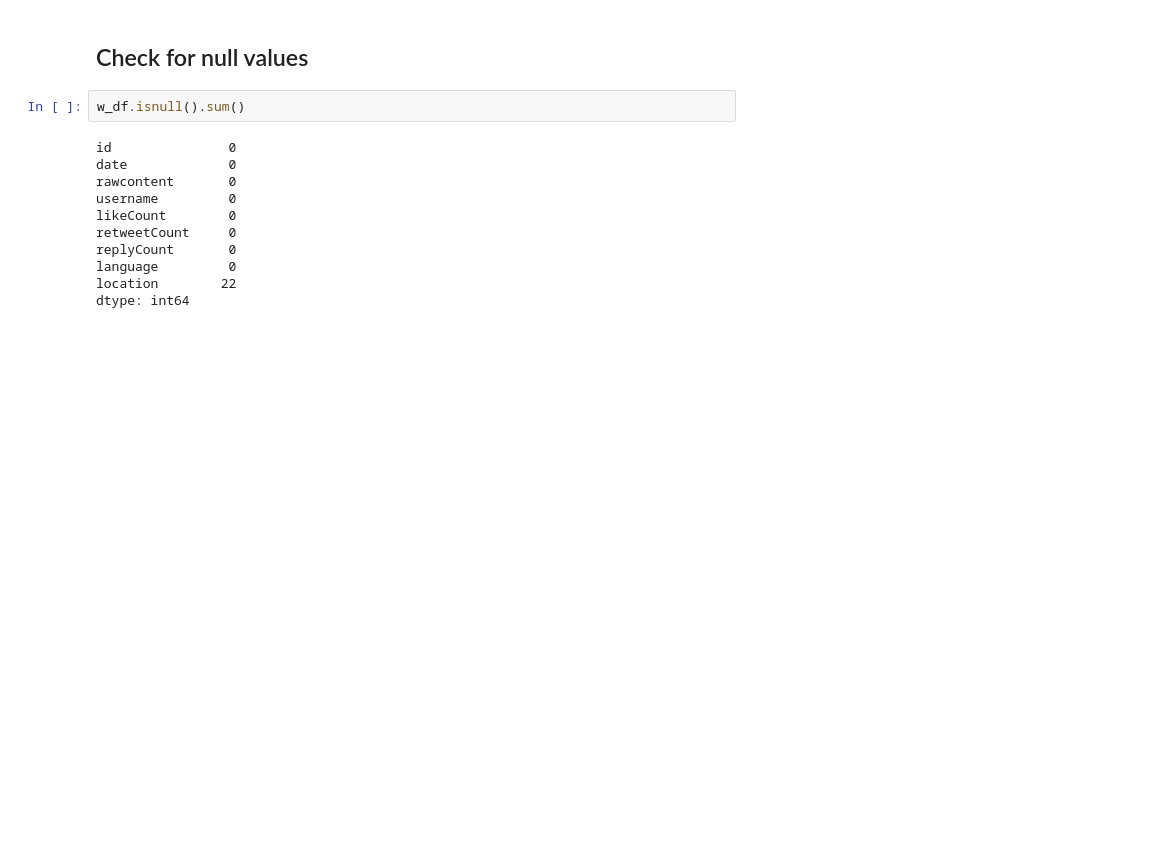
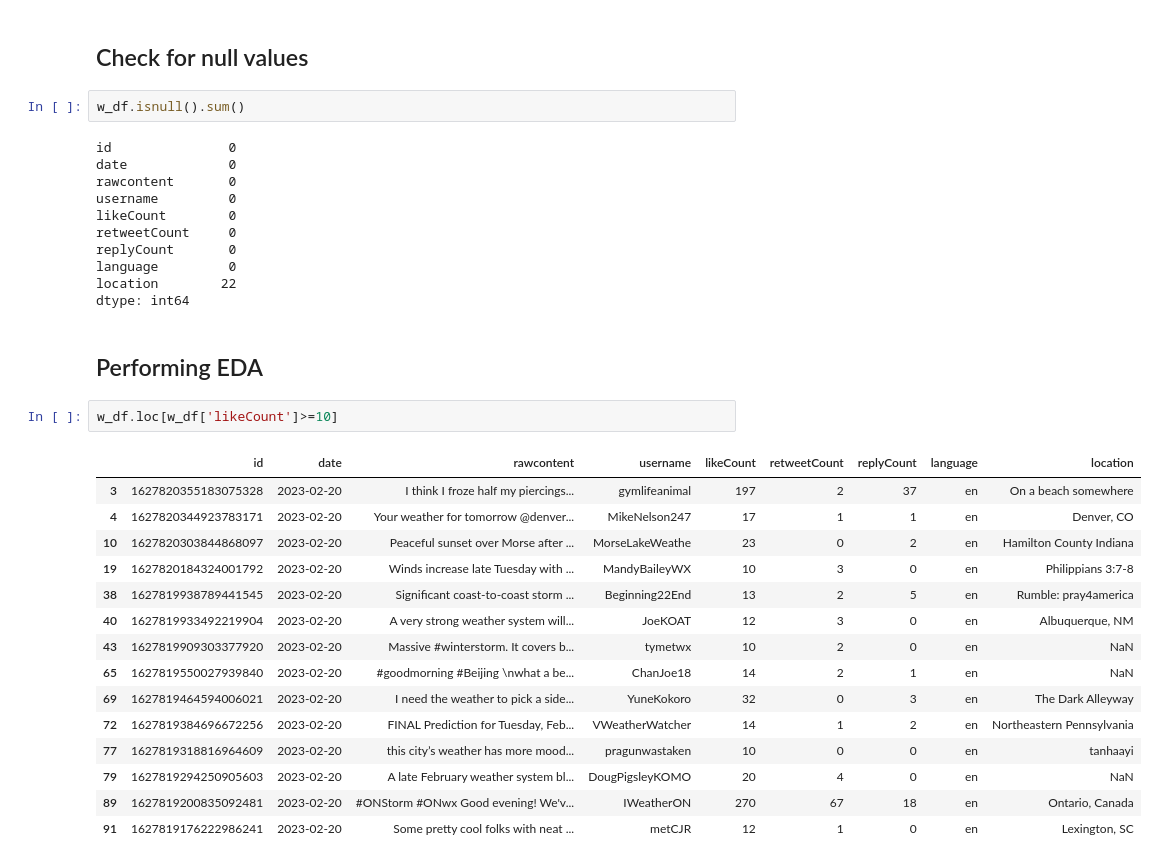
Before and after one commit to shubhampokhrel81/sentiment_analysis, a Jupyter notebook: scrape_from_twitter.ipynb, the cells around one changed output. Cells and saved outputs as stored; diff of their text form; blank space fills up the shorter version.

```diff
--- a/scrape_from_twitter.ipynb
+++ b/scrape_from_twitter.ipynb
@@ -118,3 +118,23 @@ replyCount       0
 language         0
 location        22
 dtype: int64
+# %% [markdown]
+## Performing EDA
+# %%
+w_df.loc[w_df['likeCount']>=10]
+# %% [output]
+|  | id | date | rawcontent | username | likeCount | retweetCount | replyCount | language | location |
+| 3 | 1627820355183075328 | 2023-02-20 | I think I froze half my piercings... | gymlifeanimal | 197 | 2 | 37 | en | On a beach somewhere |
+| 4 | 1627820344923783171 | 2023-02-20 | Your weather for tomorrow @denver... | MikeNelson247 | 17 | 1 | 1 | en | Denver, CO |
+| 10 | 1627820303844868097 | 2023-02-20 | Peaceful sunset over Morse after ... | MorseLakeWeathe | 23 | 0 | 2 | en | Hamilton County Indiana |
+| 19 | 1627820184324001792 | 2023-02-20 | Winds increase late Tuesday with ... | MandyBaileyWX | 10 | 3 | 0 | en | Philippians 3:7-8 |
+| 38 | 1627819938789441545 | 2023-02-20 | Significant coast-to-coast storm ... | Beginning22End | 13 | 2 | 5 | en | Rumble: pray4america |
+| 40 | 1627819933492219904 | 2023-02-20 | A very strong weather system will... | JoeKOAT | 12 | 3 | 0 | en | Albuquerque, NM |
+| 43 | 1627819909303377920 | 2023-02-20 | Massive #winterstorm. It covers b... | tymetwx | 10 | 2 | 0 | en | NaN |
+| 65 | 1627819550027939840 | 2023-02-20 | #goodmorning #Beijing \nwhat a be... | ChanJoe18 | 14 | 2 | 1 | en | NaN |
+| 69 | 1627819464594006021 | 2023-02-20 | I need the weather to pick a side... | YuneKokoro | 32 | 0 | 3 | en | The Dark Alleyway |
+| 72 | 1627819384696672256 | 2023-02-20 | FINAL Prediction for Tuesday, Feb... | VWeatherWatcher | 14 | 1 | 2 | en | Northeastern Pennsylvania |
+| 77 | 1627819318816964609 | 2023-02-20 | this city’s weather has more mood... | pragunwastaken | 10 | 0 | 0 | en | tanhaayi |
+| 79 | 1627819294250905603 | 2023-02-20 | A late February weather system bl... | DougPigsleyKOMO | 20 | 4 | 0 | en | NaN |
+| 89 | 1627819200835092481 | 2023-02-20 | #ONStorm #ONwx Good evening! We'v... | IWeatherON | 270 | 67 | 18 | en | Ontario, Canada |
+| 91 | 1627819176222986241 | 2023-02-20 | Some pretty cool folks with neat ... | metCJR | 12 | 1 | 0 | en | Lexington, SC |
```
Also changed, not shown: parts of 1 cell of this notebook.
